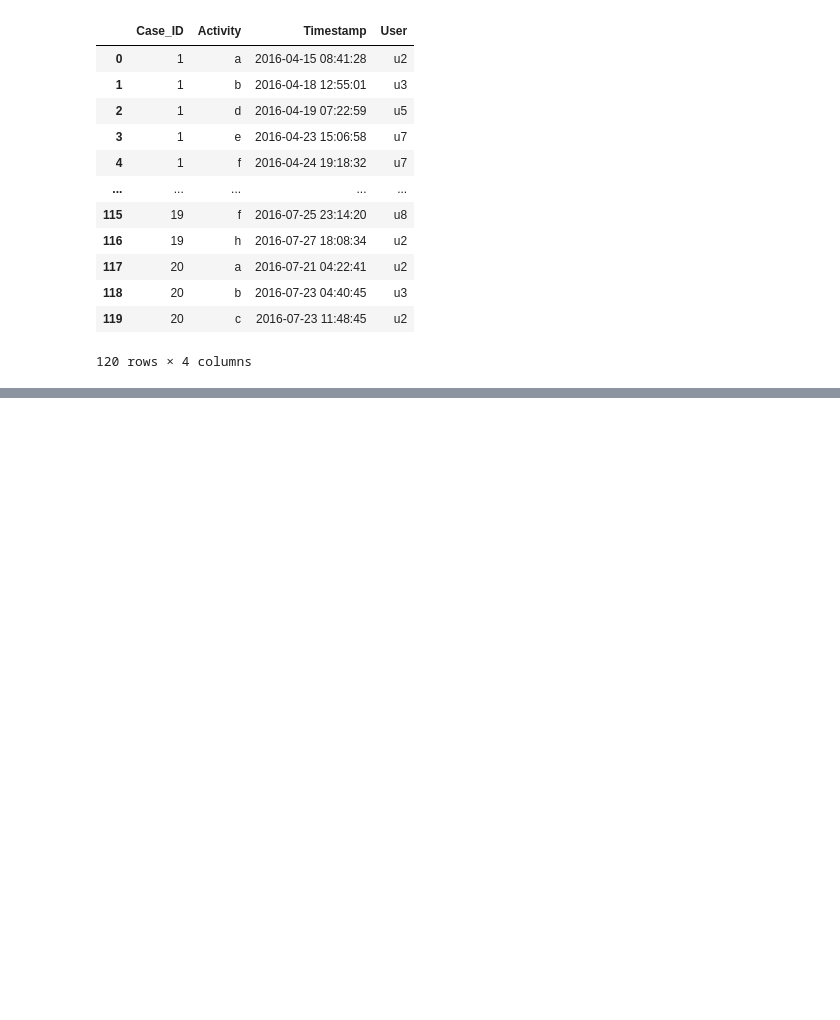
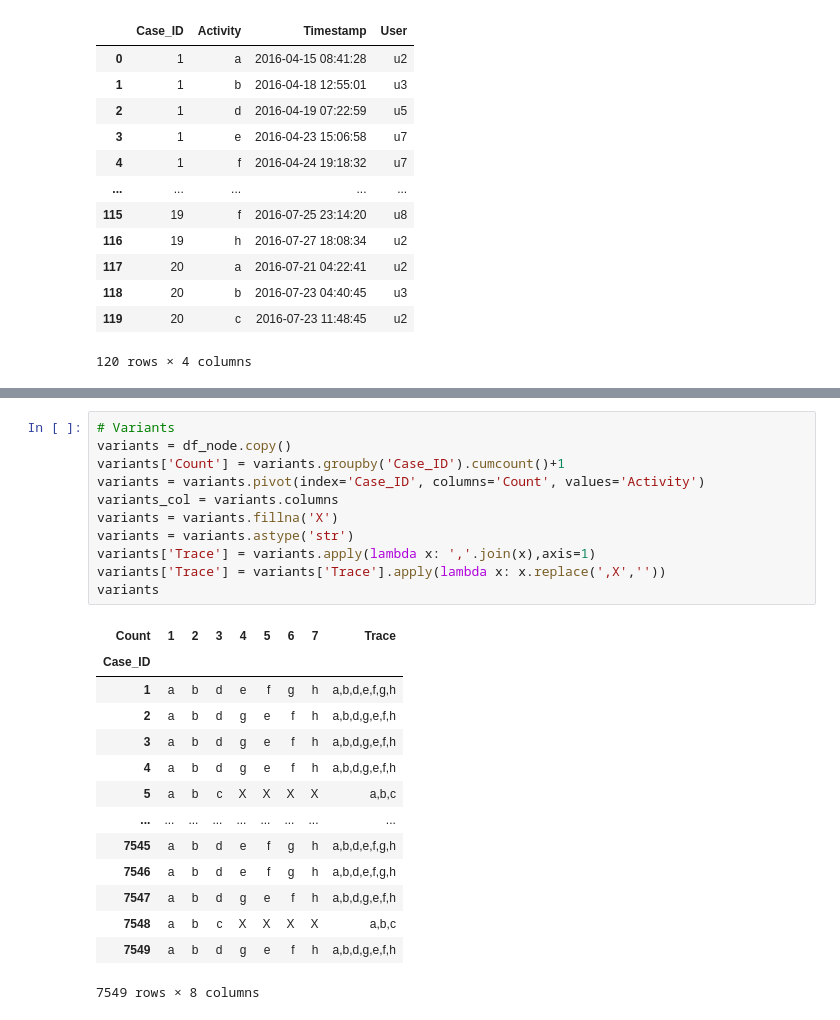
Before and after one commit to nkwachiabel/Process-Mining-A-Primer, a Jupyter notebook: Process Mining 3.ipynb, the cells around one changed output, grey strips where cells are left out. Drawn from its saved outputs; the diff is of its cells as text; blank space fills up the shorter version.

Commit message:
Included process variants

```diff
--- a/Process Mining 3.ipynb
+++ b/Process Mining 3.ipynb
@@ -319,0 +266,26 @@ Text(0.5, 0.98, 'Analyzing Events Timeline')
+# %%
+# Variants
+variants = df_node.copy()
+variants['Count'] = variants.groupby('Case_ID').cumcount()+1
+variants = variants.pivot(index='Case_ID', columns='Count', values='Activity')
+variants_col = variants.columns
+variants = variants.fillna('X')
+variants = variants.astype('str')
+variants['Trace'] = variants.apply(lambda x: ','.join(x),axis=1)
+variants['Trace'] = variants['Trace'].apply(lambda x: x.replace(',X',''))
+variants
+# %% [output]
+| Count | 1 | 2 | 3 | 4 | 5 | 6 | 7 | Trace |
+| Case_ID |  |  |  |  |  |  |  |  |
+| 1 | a | b | d | e | f | g | h | a,b,d,e,f,g,h |
+| 2 | a | b | d | g | e | f | h | a,b,d,g,e,f,h |
+| 3 | a | b | d | g | e | f | h | a,b,d,g,e,f,h |
+| 4 | a | b | d | g | e | f | h | a,b,d,g,e,f,h |
+| 5 | a | b | c | X | X | X | X | a,b,c |
+| ... | ... | ... | ... | ... | ... | ... | ... | ... |
+| 7545 | a | b | d | e | f | g | h | a,b,d,e,f,g,h |
+| 7546 | a | b | d | e | f | g | h | a,b,d,e,f,g,h |
+| 7547 | a | b | d | g | e | f | h | a,b,d,g,e,f,h |
+| 7548 | a | b | c | X | X | X | X | a,b,c |
+| 7549 | a | b | d | g | e | f | h | a,b,d,g,e,f,h |
+7549 rows × 8 columns
```
Also changed, not shown: parts of 7 cells of this notebook.
